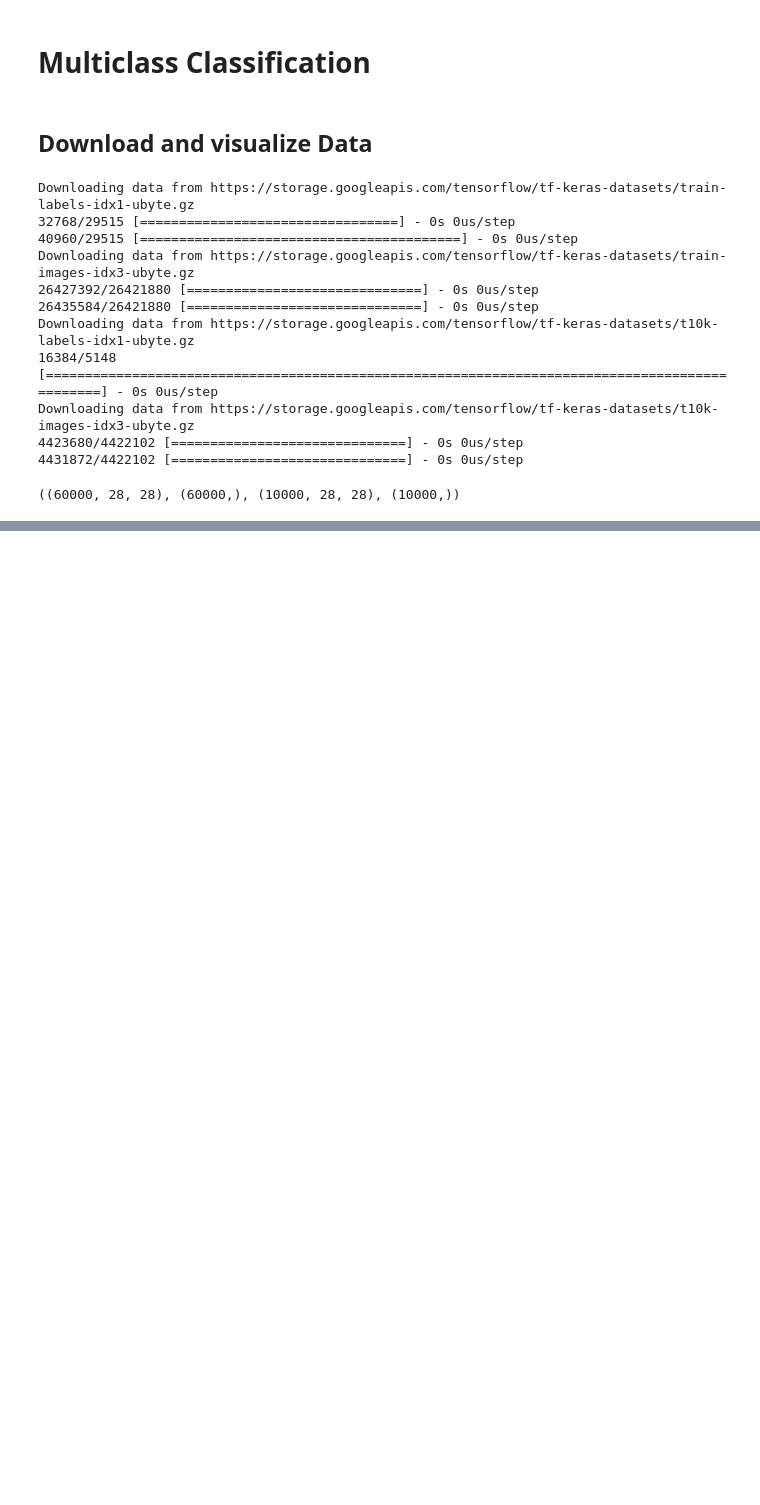
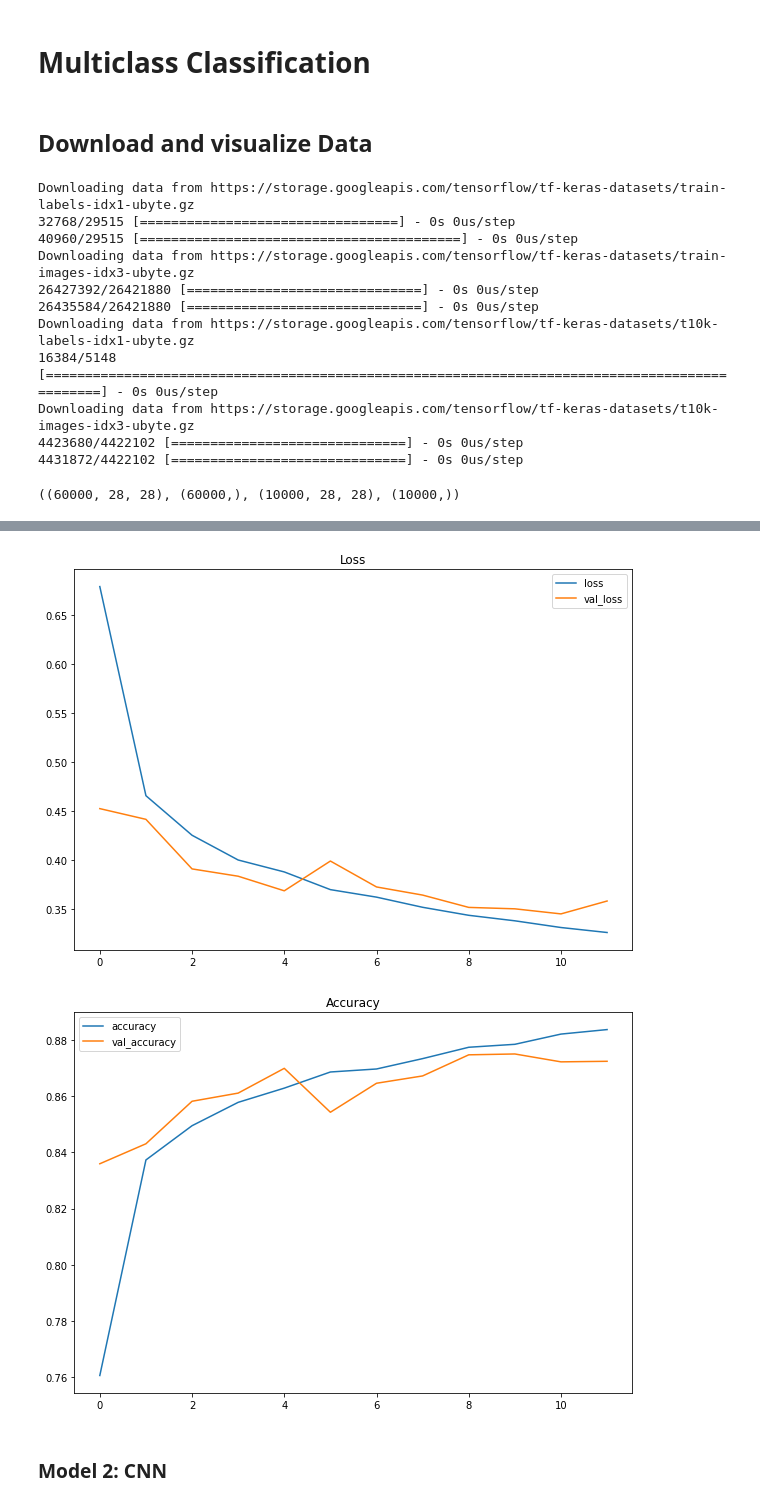
Before and after one commit to schauppi/Udemy_TensorFlow_Developer, a Jupyter notebook: Exam_preparation/classification.ipynb, the cells around one changed output, grey strips where cells are left out. Saved outputs shown, nothing was run; the diff lists cells and outputs as text; code cells hidden in the pictures; blank space fills up the shorter version.

```diff
--- a/Exam_preparation/classification.ipynb
+++ b/Exam_preparation/classification.ipynb
@@ -149,0 +204,25 @@ Text(0.5, 1.0, 'Bag')
+# %%
+import tensorflow as tf
+from tensorflow.keras import layers
+
+tf.random.set_seed(42)
+
+#Build the model
+inputs = layers.Input(shape=(28,28))
+x = layers.Flatten()(inputs)
+x = layers.Dense(128, activation="relu")(x)
+x = layers.Dropout(0.2)(x)
+x = layers.Dense(64, activation="relu")(x)
+x = layers.Dropout(0.2)(x)
+x = layers.Dense(32, activation="relu")(x)
+x = layers.Dropout(0.2)(x)
+outputs = layers.Dense(len(class_names), activation="softmax")(x)
+model_1 = tf.keras.Model(inputs, outputs)
+# %%
+#Compile the model
+model_1.compile(loss="sparse_categorical_crossentropy", optimizer="Adam", metrics=["accuracy"])
+# %%
+#Fit the model
+history_model_1 = model_1.fit(x_train, y_train,
+                              epochs=12,
+                              validation_data = (x_test,y_test))
@@ -149,0 +253,8 @@ Text(0.5, 1.0, 'Bag')
+# %%
+#Plot training curve
+plot_training_curve(history_model_1)
+# %% [output]
+[figure, added]
+[figure, added]
+# %% [markdown]
+### Model 2: CNN
```
Also changed, not shown: parts of 20 cells of this notebook.
